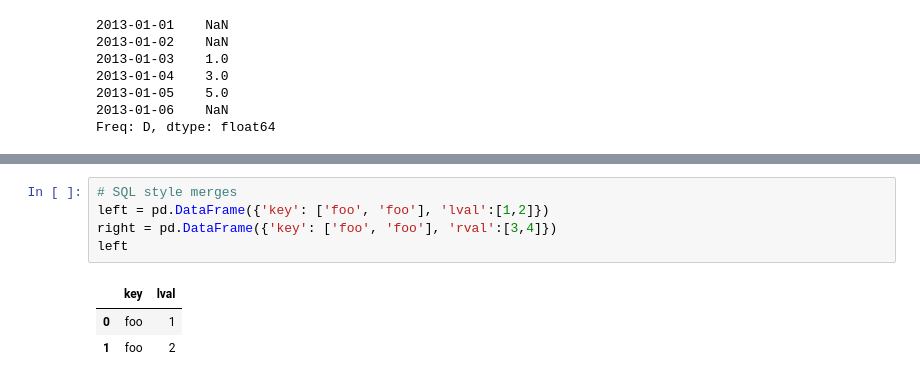
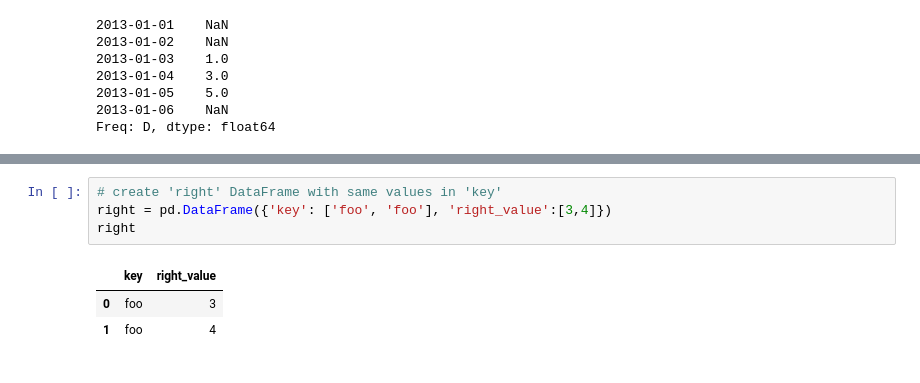
Before and after one commit to hichana/data-science-quiver, a Jupyter notebook: tutorial_pandas-10-minutes-to-pandas.ipynb, the cells around one changed output, grey strips where cells are left out. Drawn from its saved outputs; the diff is of its cells as text.

```diff
--- a/pandas-10-minutes-to-pandas.ipynb
+++ b/tutorial_pandas-10-minutes-to-pandas.ipynb
@@ -798,9 +811,8 @@ pd.concat([piece1, piece2, piece3])
 # %%
-# SQL style merges
-left = pd.DataFrame({'key': ['foo', 'foo'], 'lval':[1,2]})
-right = pd.DataFrame({'key': ['foo', 'foo'], 'rval':[3,4]})
-left
+# create 'right' DataFrame with same values in 'key'
+right = pd.DataFrame({'key': ['foo', 'foo'], 'right_value':[3,4]})
+right
 # %% [output]
-|  | key | lval |
-| 0 | foo | 1 |
-| 1 | foo | 2 |
+|  | key | right_value |
+| 0 | foo | 3 |
+| 1 | foo | 4 |
```
Also changed, not shown: parts of 151 cells of this notebook, 1 other file.
